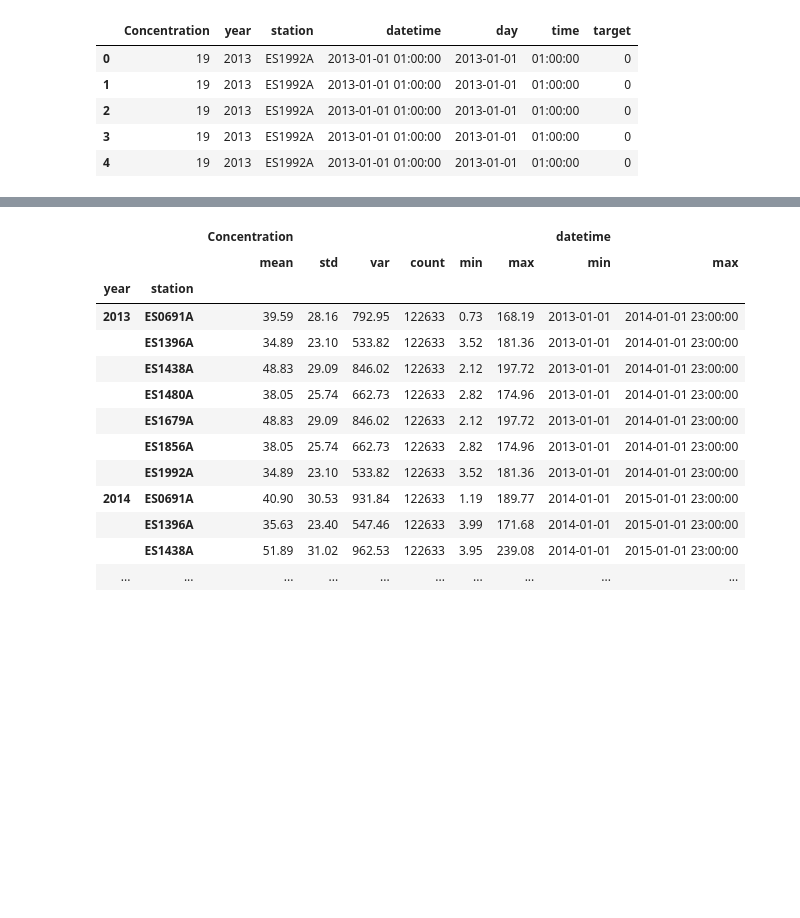
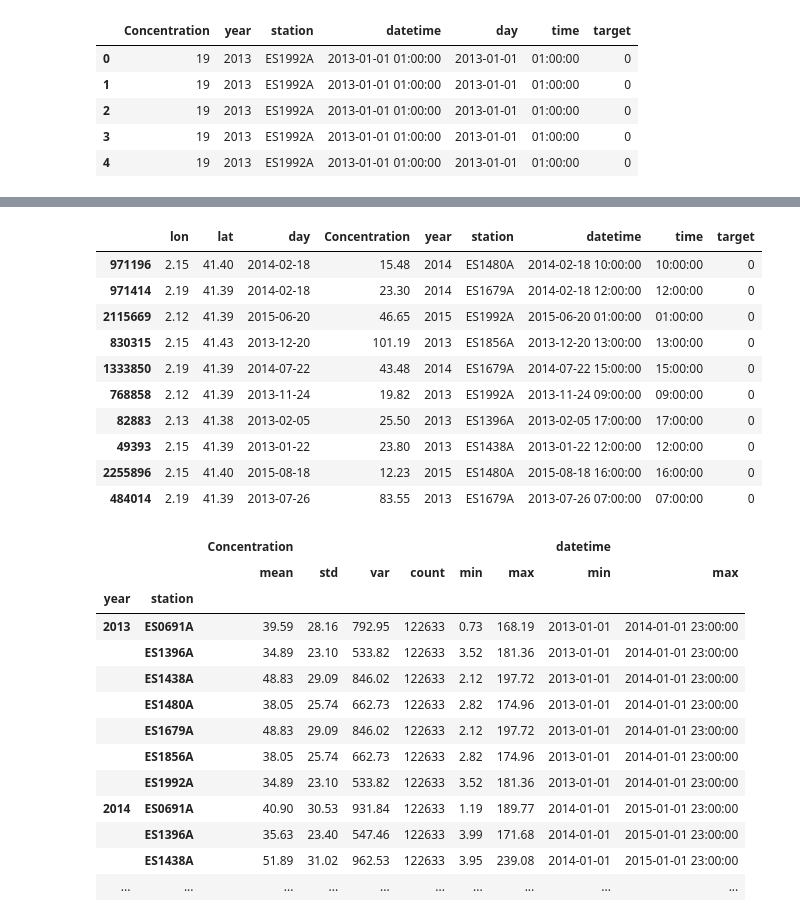
Before and after one commit to javiermas/BCNAirQualityDatathon, a Jupyter notebook: notebooks/Jonas_1.ipynb, the cells around one changed output, grey strips where cells are left out. Saved outputs shown, nothing was run; the diff lists cells and outputs as text; code cells hidden in the pictures; blank space fills up the shorter version.

```diff
--- a/notebooks/Jonas_1.ipynb
+++ b/notebooks/Jonas_1.ipynb
@@ -163,3 +167,17 @@ models.head(5)
+# %%
+models.sample(10)
+# %% [output]
+|  | lon | lat | day | Concentration | year | station | datetime | time | target |
+| 971196 | 2.15 | 41.40 | 2014-02-18 | 15.48 | 2014 | ES1480A | 2014-02-18 10:00:00 | 10:00:00 | 0 |
+| 971414 | 2.19 | 41.39 | 2014-02-18 | 23.30 | 2014 | ES1679A | 2014-02-18 12:00:00 | 12:00:00 | 0 |
+| 2115669 | 2.12 | 41.39 | 2015-06-20 | 46.65 | 2015 | ES1992A | 2015-06-20 01:00:00 | 01:00:00 | 0 |
+| 830315 | 2.15 | 41.43 | 2013-12-20 | 101.19 | 2013 | ES1856A | 2013-12-20 13:00:00 | 13:00:00 | 0 |
+| 1333850 | 2.19 | 41.39 | 2014-07-22 | 43.48 | 2014 | ES1679A | 2014-07-22 15:00:00 | 15:00:00 | 0 |
+| 768858 | 2.12 | 41.39 | 2013-11-24 | 19.82 | 2013 | ES1992A | 2013-11-24 09:00:00 | 09:00:00 | 0 |
+| 82883 | 2.13 | 41.38 | 2013-02-05 | 25.50 | 2013 | ES1396A | 2013-02-05 17:00:00 | 17:00:00 | 0 |
+| 49393 | 2.15 | 41.39 | 2013-01-22 | 23.80 | 2013 | ES1438A | 2013-01-22 12:00:00 | 12:00:00 | 0 |
+| 2255896 | 2.15 | 41.40 | 2015-08-18 | 12.23 | 2015 | ES1480A | 2015-08-18 16:00:00 | 16:00:00 | 0 |
+| 484014 | 2.19 | 41.39 | 2013-07-26 | 83.55 | 2013 | ES1679A | 2013-07-26 07:00:00 | 07:00:00 | 0 |
 # %%
 models.groupby(['year', 'station']).agg({
     'Concentration': ['mean', 'std', 'var', 'count', 'min', 'max'],
```
Also changed, not shown: parts of 5 cells of this notebook.
